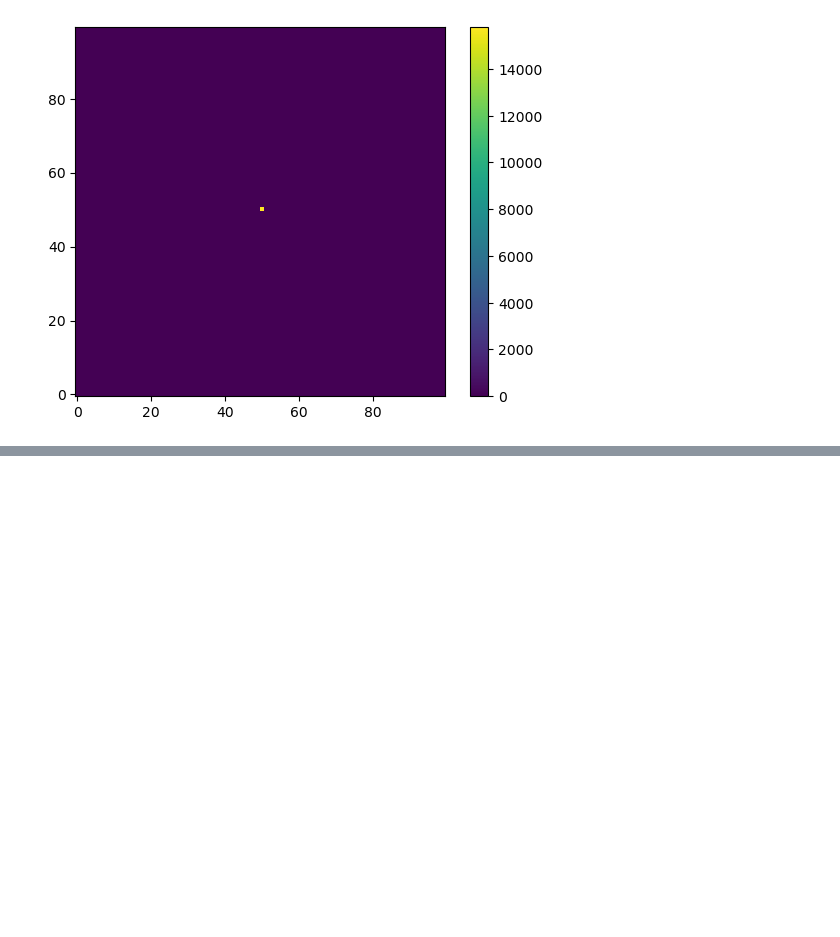
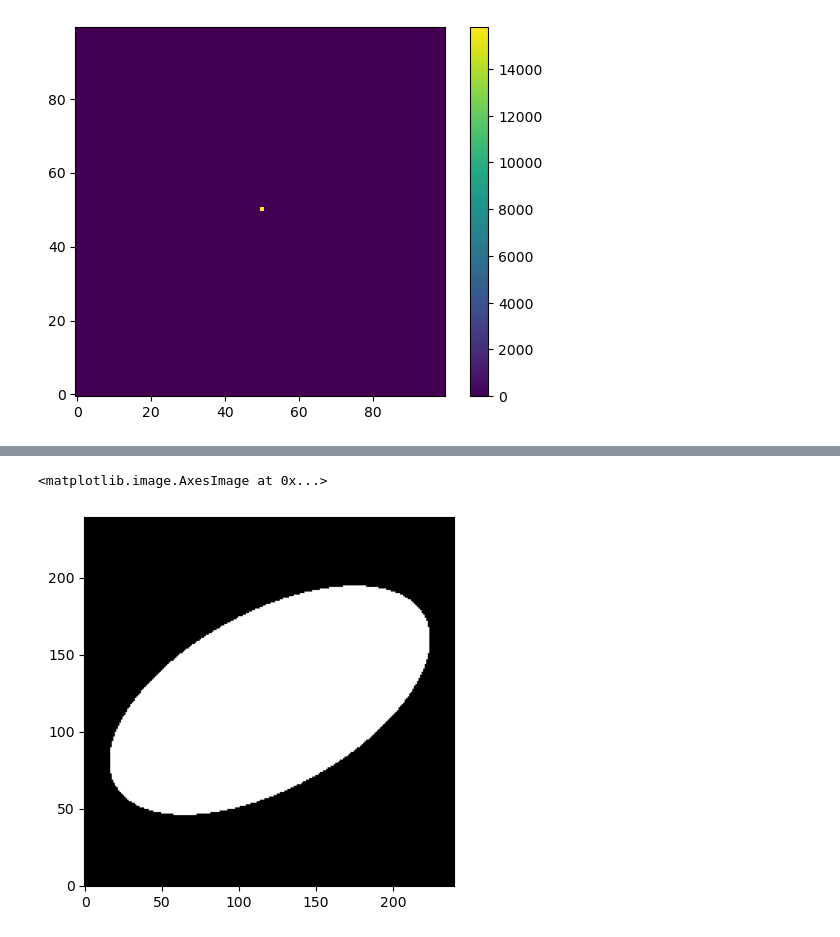
Before and after one commit to Kabelo-T/cluster_morph, a Jupyter notebook: toys+tests.ipynb, the cells around one changed output, grey strips where cells are left out. Cells and saved outputs as stored; diff of their text form; code cells hidden in the pictures; blank space fills up the shorter version.

```diff
--- a/toys+tests.ipynb
+++ b/toys+tests.ipynb
@@ -159,0 +175,8 @@ plt.colorbar()
+# %%
+threshold = detect_threshold(image, 1.5)
+npixels = 5  # minimum number of connected pixels
+segmap = detect_sources(image, threshold, npixels)
+plt.imshow(segmap, origin='lower', cmap='gray')
+# %% [output]
+<matplotlib.image.AxesImage at 0x...>
+[figure, added]
```
Also changed, not shown: parts of 10 cells of this notebook, 2 other files.
